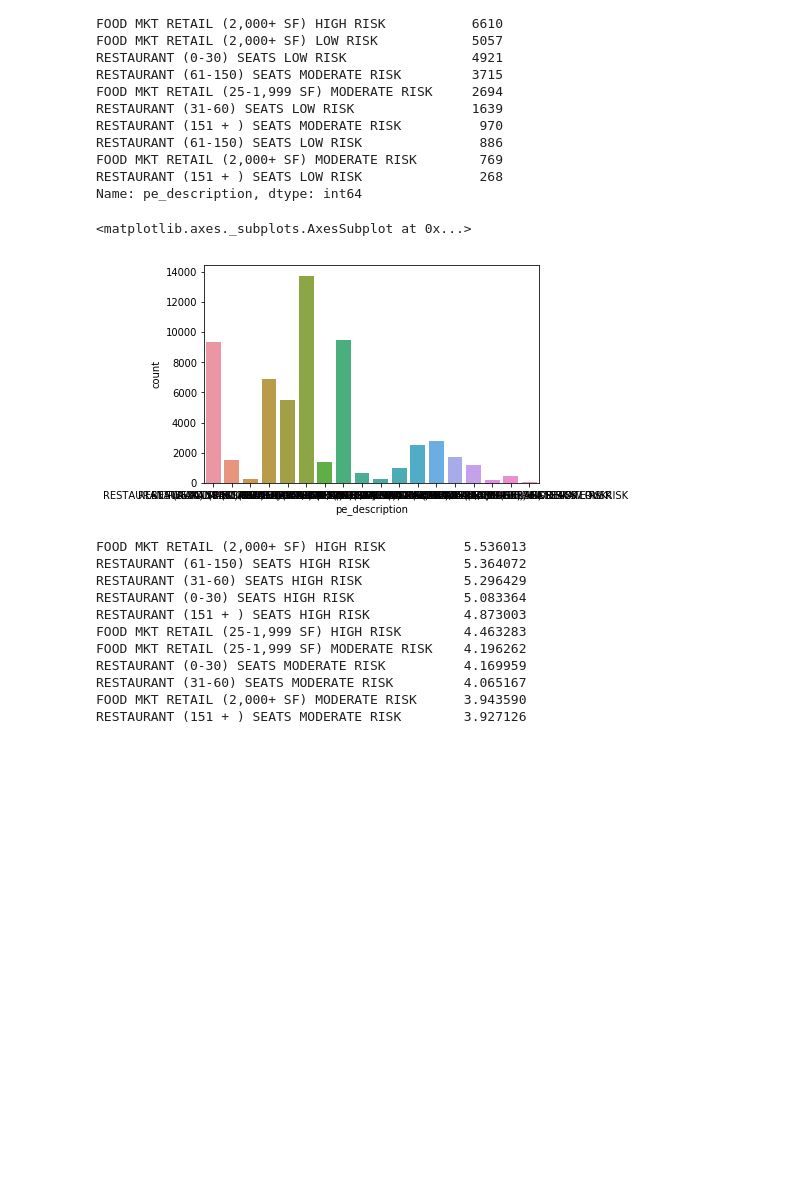
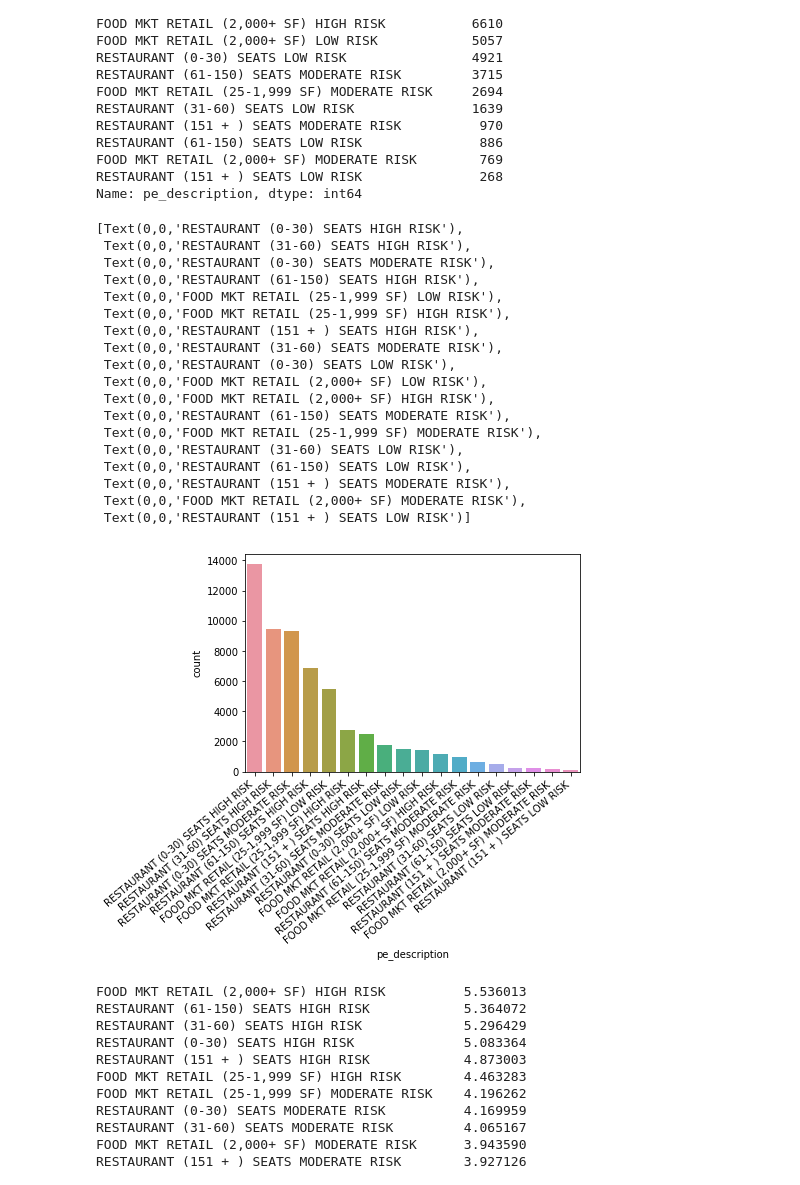
Before and after one commit to StevenBeltramo/Thinkful-Sharebles, a Jupyter notebook: Cap Stone for supervised data science.ipynb, the cells around one changed output. Saved outputs shown, nothing was run; the diff lists cells and outputs as text; code cells hidden in the pictures; blank space fills up the shorter version.

```diff
--- a/Cap Stone for supervised data science.ipynb
+++ b/Cap Stone for supervised data science.ipynb
@@ -281,11 +323,30 @@ Name: pe_description, dtype: int64
 # %%
 #Let's look at this in a graphic view.  As we can see that their are some
 #groups that are highly concentrated and some that have very few.
 
-sns.countplot(x='pe_description', data=scores, orient= "v")
+ax =sns.countplot(x='pe_description', data=scores, orient= "v", order=scores.pe_description.value_counts().index)
+
+ax.set_xticklabels(ax.get_xticklabels(), rotation=40, ha="right")
 # %% [output]
-<matplotlib.axes._subplots.AxesSubplot at 0x...>
+[Text(0,0,'RESTAURANT (0-30) SEATS HIGH RISK'),
+ Text(0,0,'RESTAURANT (31-60) SEATS HIGH RISK'),
+ Text(0,0,'RESTAURANT (0-30) SEATS MODERATE RISK'),
+ Text(0,0,'RESTAURANT (61-150) SEATS HIGH RISK'),
+ Text(0,0,'FOOD MKT RETAIL (25-1,999 SF) LOW RISK'),
+ Text(0,0,'FOOD MKT RETAIL (25-1,999 SF) HIGH RISK'),
+ Text(0,0,'RESTAURANT (151 + ) SEATS HIGH RISK'),
+ Text(0,0,'RESTAURANT (31-60) SEATS MODERATE RISK'),
+ Text(0,0,'RESTAURANT (0-30) SEATS LOW RISK'),
+ Text(0,0,'FOOD MKT RETAIL (2,000+ SF) LOW RISK'),
+ Text(0,0,'FOOD MKT RETAIL (2,000+ SF) HIGH RISK'),
+ Text(0,0,'RESTAURANT (61-150) SEATS MODERATE RISK'),
+ Text(0,0,'FOOD MKT RETAIL (25-1,999 SF) MODERATE RISK'),
+ Text(0,0,'RESTAURANT (31-60) SEATS LOW RISK'),
+ Text(0,0,'RESTAURANT (61-150) SEATS LOW RISK'),
+ Text(0,0,'RESTAURANT (151 + ) SEATS MODERATE RISK'),
+ Text(0,0,'FOOD MKT RETAIL (2,000+ SF) MODERATE RISK'),
+ Text(0,0,'RESTAURANT (151 + ) SEATS LOW RISK')]
-[figure, old version]
+[figure, new version]
 # %%
 #Create the average health code violation per restaurant group
 
```
Also changed, not shown: parts of 23 cells of this notebook.
